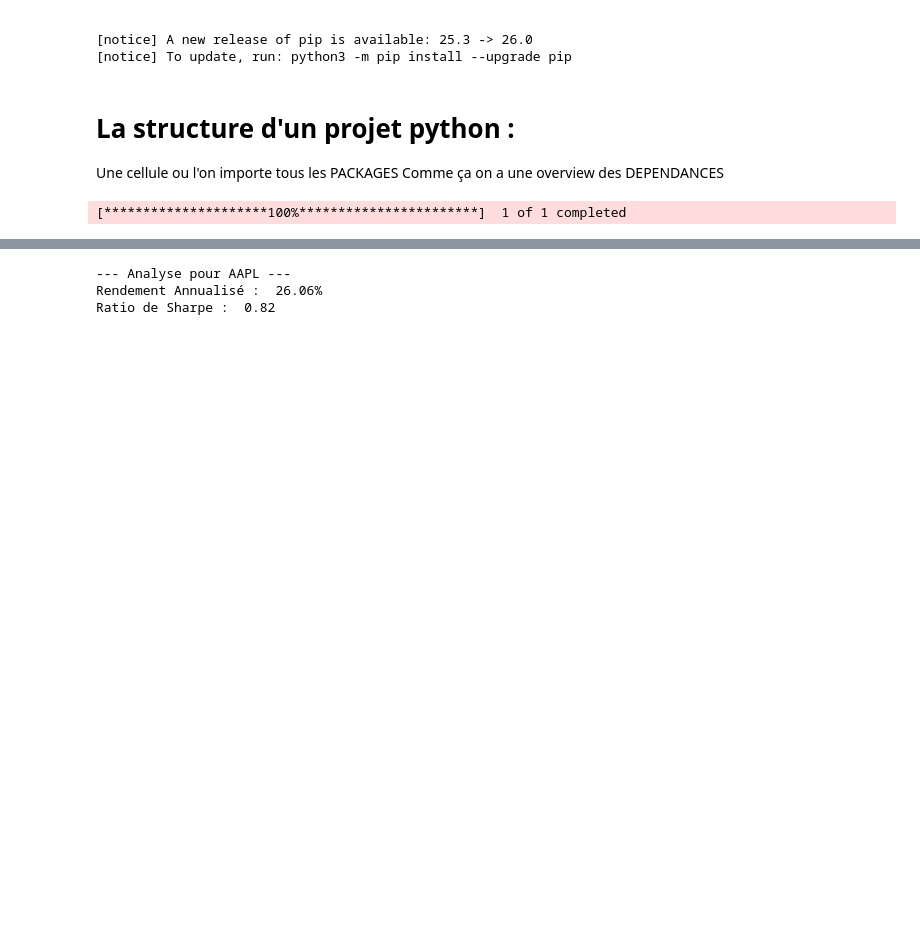
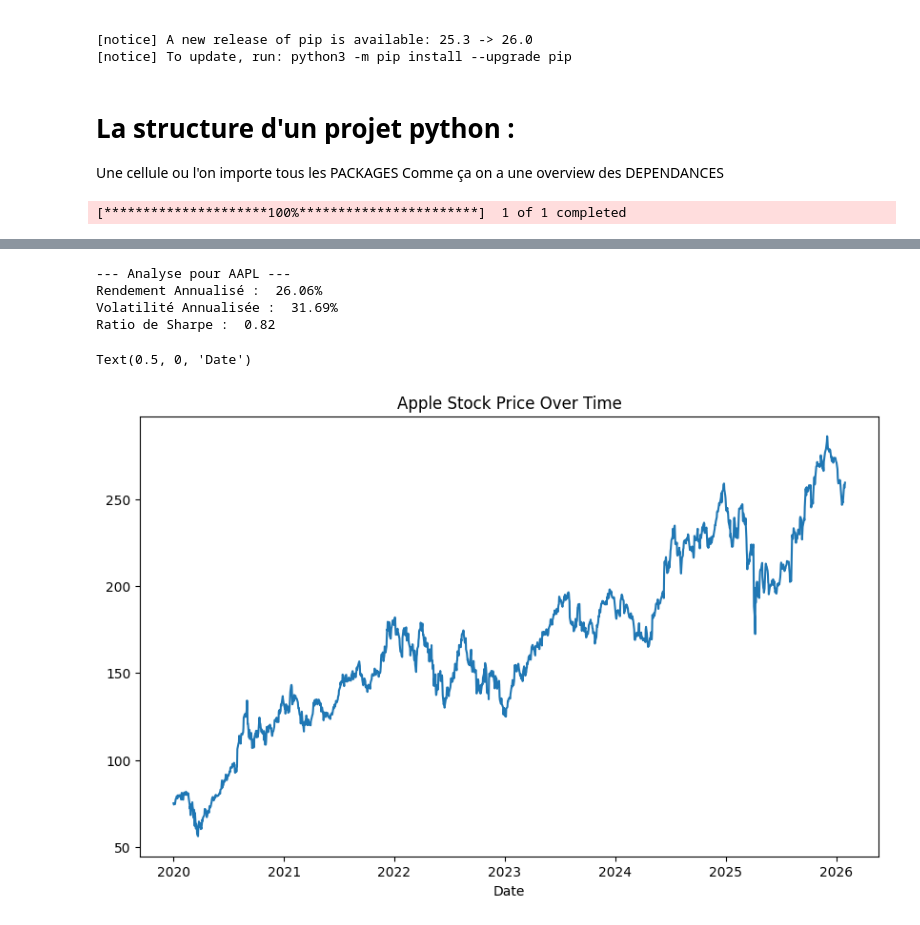
Before and after one commit to theovrgl/IAE_METZ_2026_EMPIRICAL_FINANCLE, a Jupyter notebook: exercice._python.ipynb, the cells around one changed output, grey strips where cells are left out. Cells and saved outputs as stored; diff of their text form; code cells hidden in the pictures; blank space fills up the shorter version.

```diff
--- a/exercice._python.ipynb
+++ b/exercice._python.ipynb
@@ -157,8 +157,19 @@ sharpe_ratio = annualized_return / annualized_volatility
 
 print(f"--- Analyse pour {ticker} ---")
 print(f"Rendement Annualisé : {annualized_return: .2%}")
+print(f"Volatilité Annualisée : {annualized_volatility: .2%}")
 print(f"Ratio de Sharpe : {sharpe_ratio: .2f}")
 # %% [output]
 --- Analyse pour AAPL ---
 Rendement Annualisé :  26.06%
+Volatilité Annualisée :  31.69%
 Ratio de Sharpe :  0.82
+# %%
+# plot it
+plt.figure(figsize=(10,6))
+plt.plot(data['Close'], label='AAPL Closing Price')
+plt.title('Apple Stock Price Over Time')
+plt.xlabel('Date')
+# %% [output]
+Text(0.5, 0, 'Date')
+[figure, added]
```
Also changed, not shown: parts of 2 cells of this notebook.
